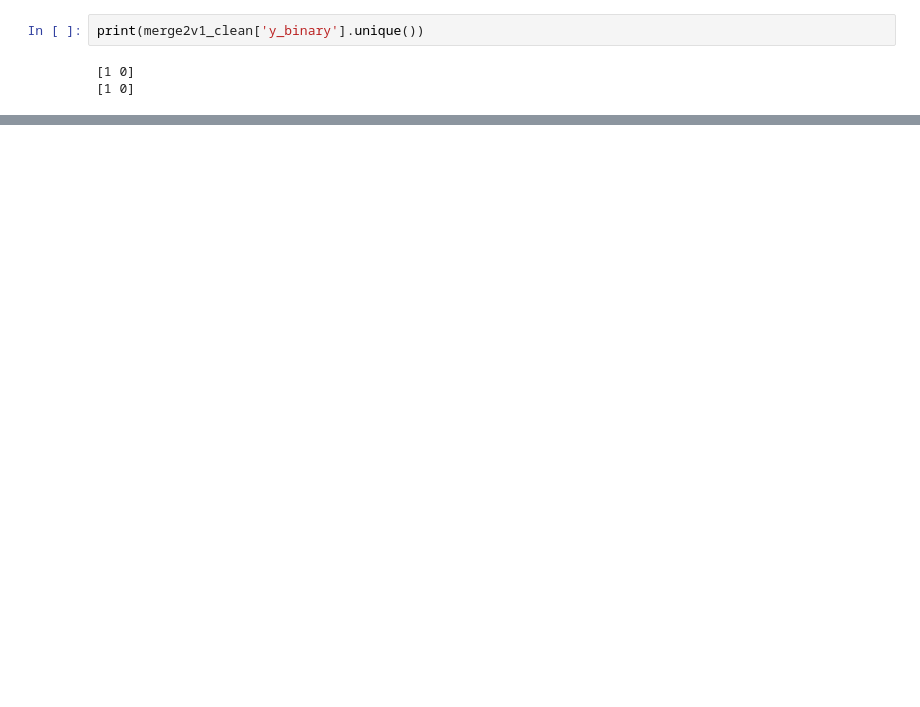
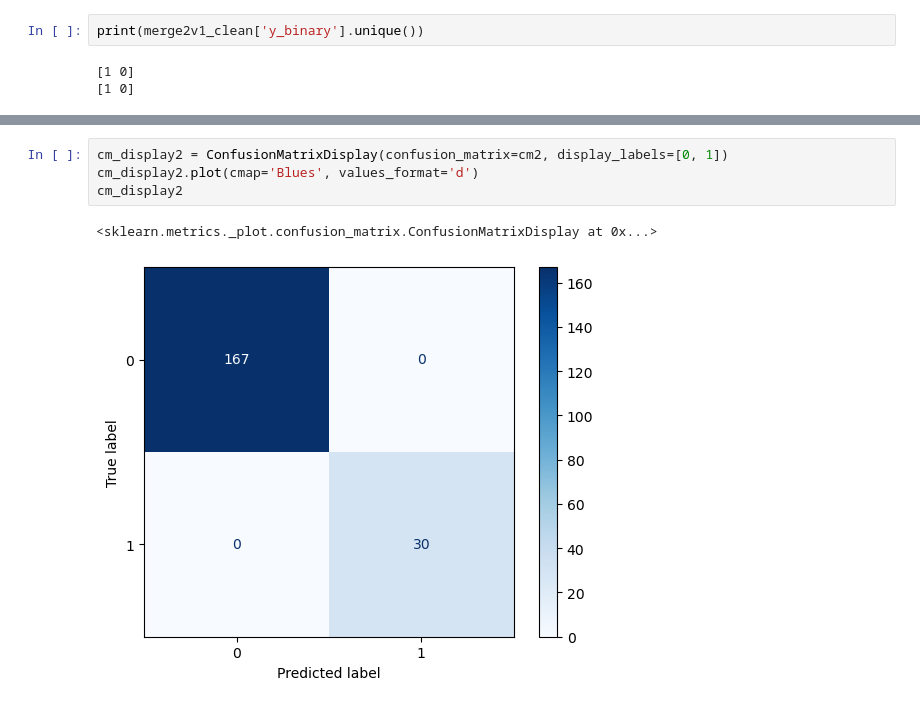
Before and after one commit to okhanson/GSB_544_ML, a Jupyter notebook: Project Subway Delays.ipynb, the cells around one changed output, grey strips where cells are left out. Drawn from its saved outputs; the diff is of its cells as text; blank space fills up the shorter version.

```diff
--- a/Project Subway Delays.ipynb
+++ b/Project Subway Delays.ipynb
@@ -498,0 +557,7 @@ cm_display
+# %%
+cm_display2 = ConfusionMatrixDisplay(confusion_matrix=cm2, display_labels=[0, 1])
+cm_display2.plot(cmap='Blues', values_format='d')
+cm_display2
+# %% [output]
+<sklearn.metrics._plot.confusion_matrix.ConfusionMatrixDisplay at 0x...>
+[figure, added]
```
Also changed, not shown: parts of 10 cells of this notebook.
